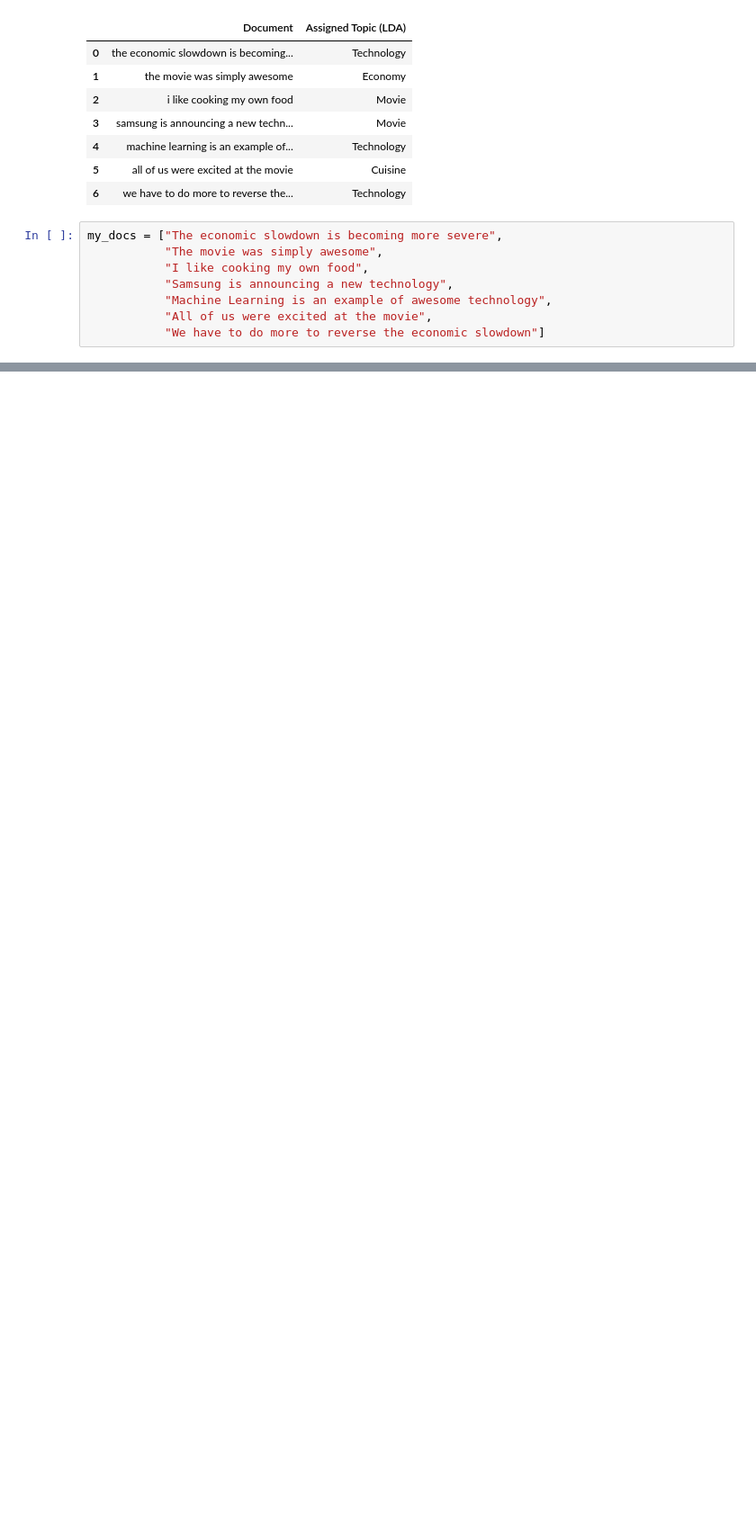
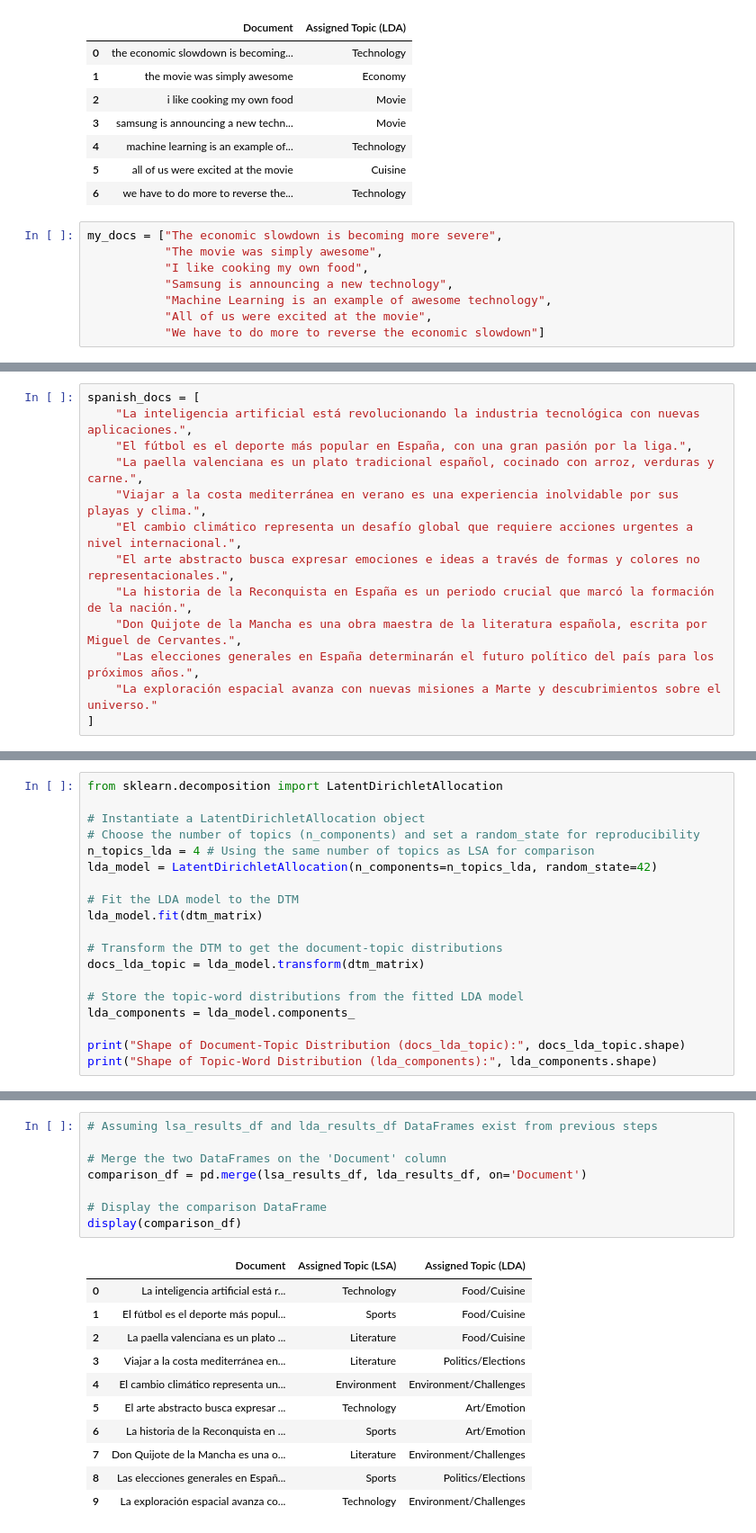
Before and after one commit to davidlealo/sic_ai_2025_sept, a Jupyter notebook: 4_pnl/clase_28.ipynb, the cells around one changed output, grey strips where cells are left out. Shown at 90% size. Saved outputs shown, nothing was run; the diff lists cells and outputs as text; blank space fills up the shorter version.

```diff
--- a/4_pnl/clase_28.ipynb
+++ b/4_pnl/clase_28.ipynb
@@ -723,0 +735,13 @@ my_docs = ["The economic slowdown is becoming more severe",
+# %%
+spanish_docs = [
+    "La inteligencia artificial está revolucionando la industria tecnológica con nuevas aplicaciones.",
+    "El fútbol es el deporte más popular en España, con una gran pasión por la liga.",
+    "La paella valenciana es un plato tradicional español, cocinado con arroz, verduras y carne.",
+    "Viajar a la costa mediterránea en verano es una experiencia inolvidable por sus playas y clima.",
+    "El cambio climático representa un desafío global que requiere acciones urgentes a nivel internacional.",
+    "El arte abstracto busca expresar emociones e ideas a través de formas y colores no representacionales.",
+    "La historia de la Reconquista en España es un periodo crucial que marcó la formación de la nación.",
+    "Don Quijote de la Mancha es una obra maestra de la literatura española, escrita por Miguel de Cervantes.",
+    "Las elecciones generales en España determinarán el futuro político del país para los próximos años.",
+    "La exploración espacial avanza con nuevas misiones a Marte y descubrimientos sobre el universo."
+]
@@ -723,0 +1004,19 @@ my_docs = ["The economic slowdown is becoming more severe",
+# %%
+from sklearn.decomposition import LatentDirichletAllocation
+
+# Instantiate a LatentDirichletAllocation object
+# Choose the number of topics (n_components) and set a random_state for reproducibility
+n_topics_lda = 4 # Using the same number of topics as LSA for comparison
+lda_model = LatentDirichletAllocation(n_components=n_topics_lda, random_state=42)
+
+# Fit the LDA model to the DTM
+lda_model.fit(dtm_matrix)
+
+# Transform the DTM to get the document-topic distributions
+docs_lda_topic = lda_model.transform(dtm_matrix)
+
+# Store the topic-word distributions from the fitted LDA model
+lda_components = lda_model.components_
+
+print("Shape of Document-Topic Distribution (docs_lda_topic):", docs_lda_topic.shape)
+print("Shape of Topic-Word Distribution (lda_components):", lda_components.shape)
@@ -723,0 +1130,20 @@ my_docs = ["The economic slowdown is becoming more severe",
+# %%
+# Assuming lsa_results_df and lda_results_df DataFrames exist from previous steps
+
+# Merge the two DataFrames on the 'Document' column
+comparison_df = pd.merge(lsa_results_df, lda_results_df, on='Document')
+
+# Display the comparison DataFrame
+display(comparison_df)
+# %% [output]
+|  | Document | Assigned Topic (LSA) | Assigned Topic (LDA) |
+| 0 | La inteligencia artificial está r... | Technology | Food/Cuisine |
+| 1 | El fútbol es el deporte más popul... | Sports | Food/Cuisine |
+| 2 | La paella valenciana es un plato ... | Literature | Food/Cuisine |
+| 3 | Viajar a la costa mediterránea en... | Literature | Politics/Elections |
+| 4 | El cambio climático representa un... | Environment | Environment/Challenges |
+| 5 | El arte abstracto busca expresar ... | Technology | Art/Emotion |
+| 6 | La historia de la Reconquista en ... | Sports | Art/Emotion |
+| 7 | Don Quijote de la Mancha es una o... | Literature | Environment/Challenges |
+| 8 | Las elecciones generales en Españ... | Sports | Politics/Elections |
+| 9 | La exploración espacial avanza co... | Technology | Environment/Challenges |
```
Also changed, not shown: parts of 60 cells of this notebook.
